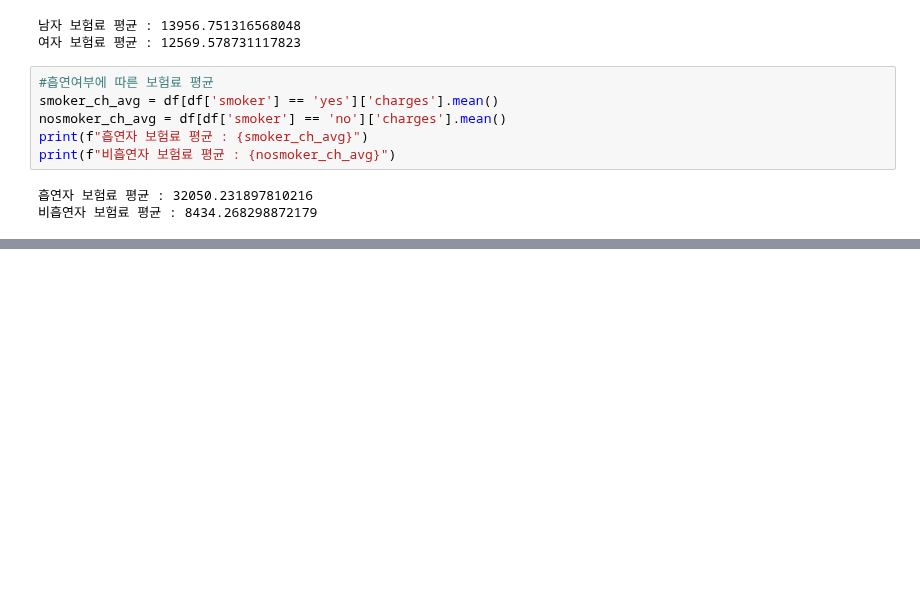
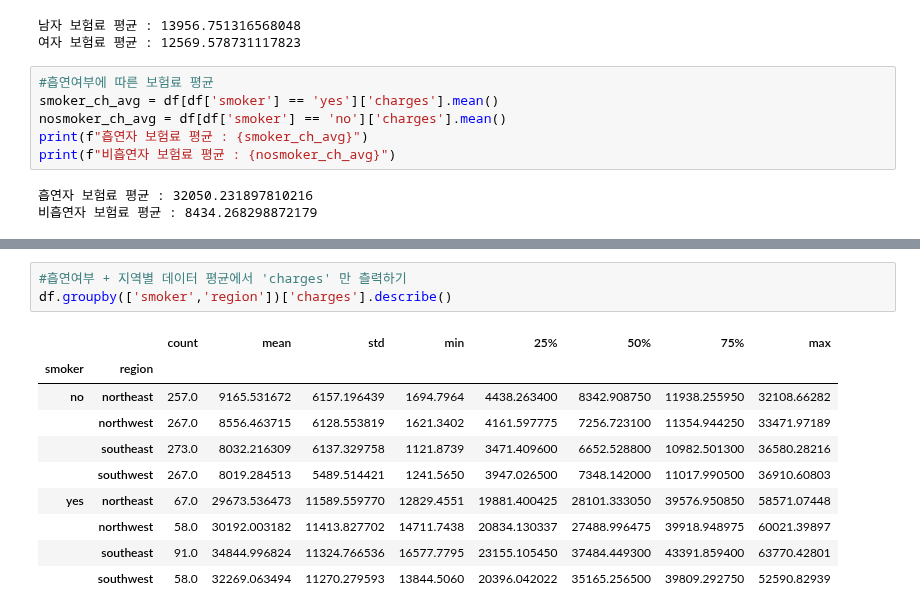
Before and after one commit to Telkem/hipython_rep, a Jupyter notebook: 12_판다스연습문제.ipynb, the cells around one changed output, grey strips where cells are left out. Cells and saved outputs as stored; diff of their text form; blank space fills up the shorter version.

```diff
--- a/12_판다스연습문제.ipynb
+++ b/12_판다스연습문제.ipynb
@@ -292,0 +315,14 @@ print(f"북부 보험료 평균 : {north_ch_avg}")
+# %%
+#흡연여부 + 지역별 데이터 평균에서 'charges' 만 츨력하기
+df.groupby(['smoker','region'])['charges'].describe()
+# %% [output]
+|  |  | count | mean | std | min | 25% | 50% | 75% | max |
+| smoker | region |  |  |  |  |  |  |  |  |
+| no | northeast | 257.0 | 9165.531672 | 6157.196439 | 1694.7964 | 4438.263400 | 8342.908750 | 11938.255950 | 32108.66282 |
+|  | northwest | 267.0 | 8556.463715 | 6128.553819 | 1621.3402 | 4161.597775 | 7256.723100 | 11354.944250 | 33471.97189 |
+|  | southeast | 273.0 | 8032.216309 | 6137.329758 | 1121.8739 | 3471.409600 | 6652.528800 | 10982.501300 | 36580.28216 |
+|  | southwest | 267.0 | 8019.284513 | 5489.514421 | 1241.5650 | 3947.026500 | 7348.142000 | 11017.990500 | 36910.60803 |
+| yes | northeast | 67.0 | 29673.536473 | 11589.559770 | 12829.4551 | 19881.400425 | 28101.333050 | 39576.950850 | 58571.07448 |
+|  | northwest | 58.0 | 30192.003182 | 11413.827702 | 14711.7438 | 20834.130337 | 27488.996475 | 39918.948975 | 60021.39897 |
+|  | southeast | 91.0 | 34844.996824 | 11324.766536 | 16577.7795 | 23155.105450 | 37484.449300 | 43391.859400 | 63770.42801 |
+|  | southwest | 58.0 | 32269.063494 | 11270.279593 | 13844.5060 | 20396.042022 | 35165.256500 | 39809.292750 | 52590.82939 |
```
Also changed, not shown: parts of 4 cells of this notebook, 1 other file.
